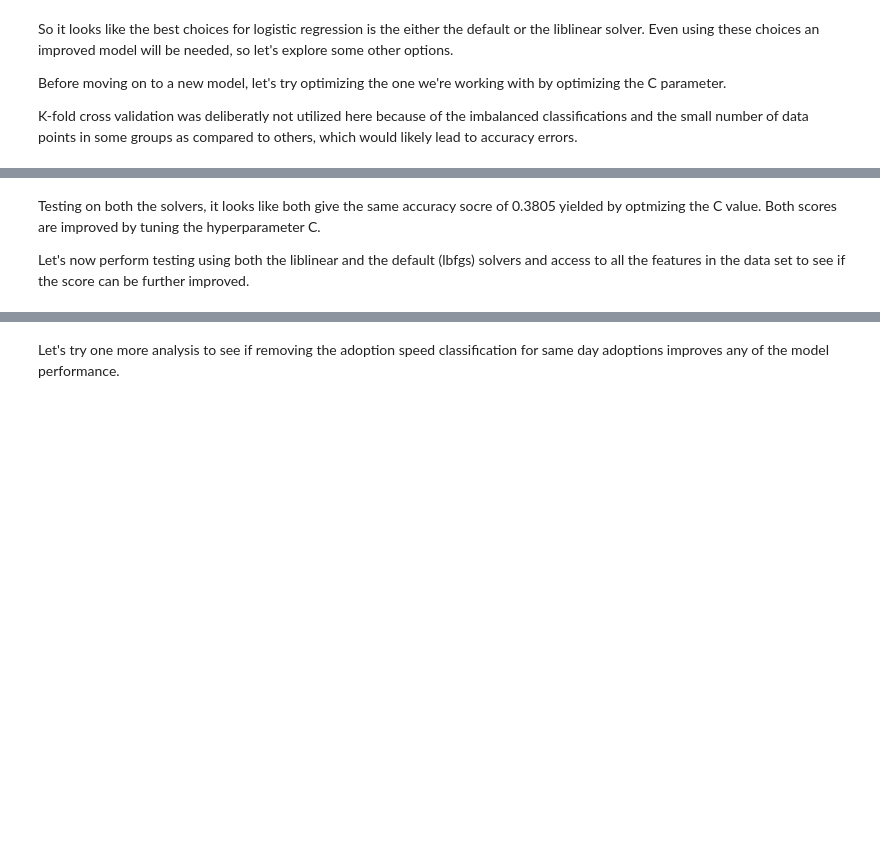
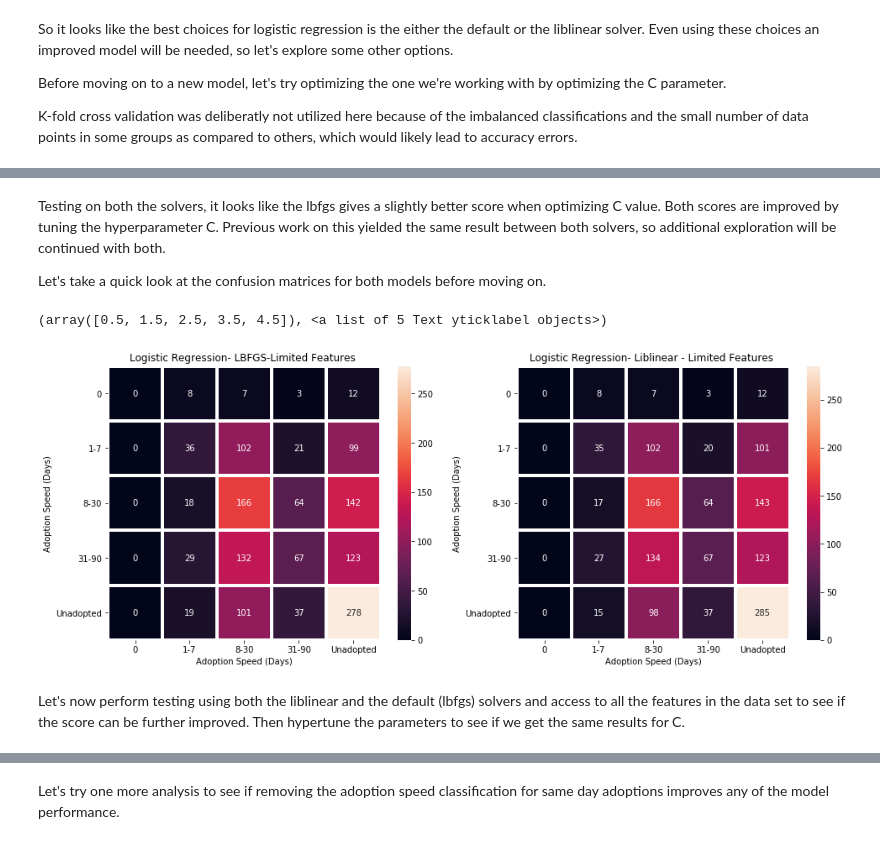
Before and after one commit to CJEJansson/Springboard_Projects, a Jupyter notebook: Capstone 1/4. In-Depth Analysis/In_Depth_Analysis.ipynb, the cells around one changed output, grey strips where cells are left out. Drawn from its saved outputs; the diff is of its cells as text; code cells hidden in the pictures; blank space fills up the shorter version.

Commit message:
Add files via upload
change to confusion matrices, addition of text on most models

```diff
--- a/Capstone 1/4. In-Depth Analysis/In_Depth_Analysis.ipynb
+++ b/Capstone 1/4. In-Depth Analysis/In_Depth_Analysis.ipynb
@@ -348,5 +363,50 @@ C value that yields best score = 0.001
+# %% [markdown]
+Testing on both the solvers, it looks like the lbfgs gives a slightly better score when optimizing C value. Both scores are improved by tuning the hyperparameter C. Previous work on this yielded the same result between both solvers, so additional exploration will be continued with both.
+
+Let's take a quick look at the confusion matrices for both models before moving on.
+# %%
+#Test the model on Rescuer ID, age, and breed
+xlr, xtestlr, ylr, ytestlr = train_test_split(dtrain[['RescuerInt','Breed1','Age','PhotoAmt']],
+                                              np.ravel(dtrain[['AdoptionSpeed']],order='C'),
+                                              stratify=dtrain['AdoptionSpeed'],
+                                              test_size=0.2,random_state=42)
+
+logRegrA = LogisticRegression(C= 0.1,solver='lbfgs',multi_class='ovr', max_iter=10000)
+logRegAf = logRegrA.fit(xlr, ylr)
+y_predA = logRegrA.predict(xtestlr)
+cm_A = confusion_matrix(ytestlr,y_predA)
+
+logRegrB = LogisticRegression(C=1,solver='liblinear',multi_class='ovr')
+logRegBf = logRegrB.fit(xlr, ylr)
+y_predB = logRegrB.predict(xtestlr)
+cm_B = confusion_matrix(ytestlr,y_predB)
+
+#import Labels for heatmaps
+adpt_spd = adptspeed.AdoptionSpeed
+
+#Create Figure with 2 subplots
+fig, ax = plt.subplots(figsize = (16, 6))
+
+#Plot Confusion matrix of LBFGS model
+plt.subplot(1, 2, 1)
+ax = sns.heatmap(cm_A, annot=True, fmt='g', xticklabels = adpt_spd, yticklabels = adpt_spd, linewidths = 3)
+ax.set(title = 'Logistic Regression- LBFGS-Limited Features ',
+      xlabel = 'Adoption Speed (Days)',
+      ylabel = 'Adoption Speed (Days)')
+plt.yticks(rotation = 0)
+
+
+#Plot Confusion matrix of Liblinear model
+plt.subplot(1, 2, 2)
+ax = sns.heatmap(cm_B, annot=True, fmt='g', xticklabels = adpt_spd, yticklabels = adpt_spd, linewidths = 3)
+ax.set(title = 'Logistic Regression- Liblinear - Limited Features ',
+      xlabel = 'Adoption Speed (Days)',
+      ylabel = 'Adoption Speed (Days)')
+plt.yticks(rotation = 0)
+# %% [output]
+(array([0.5, 1.5, 2.5, 3.5, 4.5]), <a list of 5 Text yticklabel objects>)
+[figure, added]
 # %% [markdown]
-Testing on both the solvers, it looks like both give the same accuracy socre of 0.3805 yielded by optmizing the C value. Both scores are improved by tuning the hyperparameter C.
 
-Let's now perform testing using both the liblinear and the default (lbfgs) solvers and access to all the features in the data set to see if the score can be further improved.
+Let's now perform testing using both the liblinear and the default (lbfgs) solvers and access to all the features in the data set to see if the score can be further improved. Then hypertune the parameters to see if we get the same results for C.
 # %%
```
Also changed, not shown: parts of 93 cells of this notebook.
